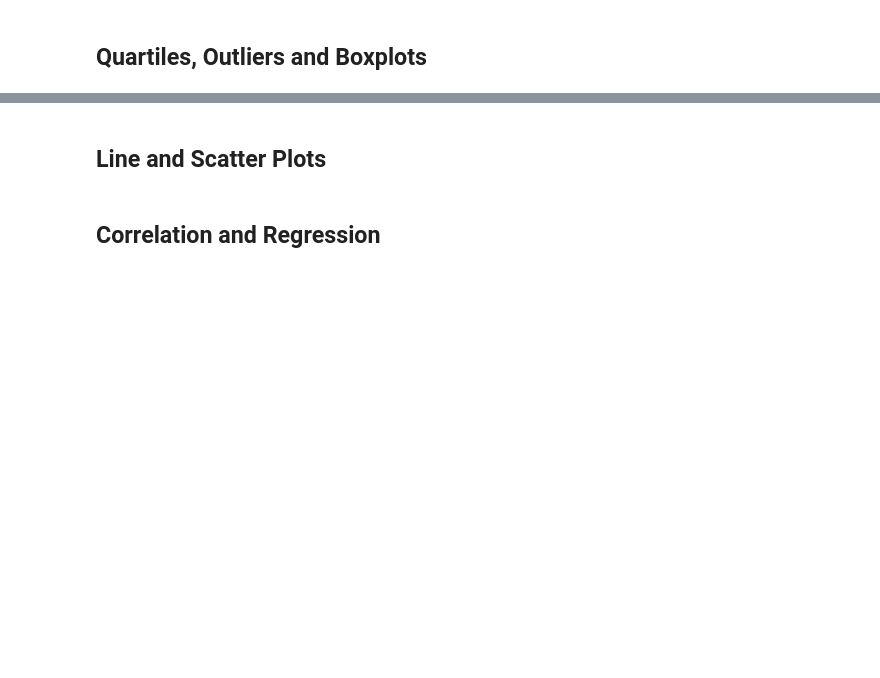
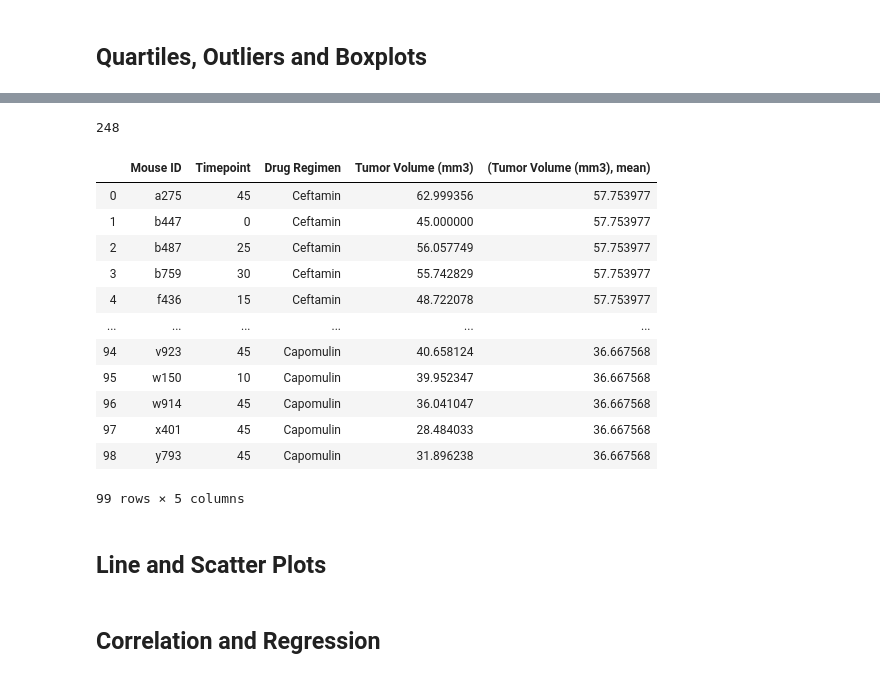
Before and after one commit to gshreve01/Matplot-Challenge, a Jupyter notebook: Pymaceuticals/pymaceuticals.ipynb, the cells around one changed output, grey strips where cells are left out. Drawn from its saved outputs; the diff is of its cells as text; code cells hidden in the pictures; blank space fills up the shorter version.

Commit message:
Got to the final 4 tumor stats

```diff
--- a/Pymaceuticals/pymaceuticals.ipynb
+++ b/Pymaceuticals/pymaceuticals.ipynb
@@ -433,0 +499,26 @@ ax.legend(patches, labels, loc="lower right", ncol=3, mode="expand")
+# %%
+# Calculate the final tumor volume of each mouse across four of the most promising treatment regimens. Calculate the IQR and quantitatively determine if there are any potential outliers.
+
+# Need to get the final tumor volume for the mouse
+# try to get the last timepoint for each mouse
+groupby_mouse = clean_mouse_study_df.groupby(clean_mouse_study_df.index)
+max_mouse_timepoint = pd.DataFrame(groupby_mouse["Timepoint"].max())
+
+# For the mouse and timepoint get all of the associated records
+# can't easily merge on multiple values using index, switch dataframe indexes
+max_mouse_timepoint.reset_index(inplace=True)
+clean_mouse_study2 = clean_mouse_study_df.reset_index()
+
+# use the merge function to only get the last timepoint for any given mouse
+final_tumor_volume_df = pd.merge(max_mouse_timepoint, clean_mouse_study_df,  how='inner', left_on=['Mouse ID', 'Timepoint'], right_on = ['Mouse ID', 'Timepoint'])[["Mouse ID", "Timepoint", "Drug Regimen", "Tumor Volume (mm3)"]]
+print(final_tumor_volume_df.head(10))
+
+# get the statistics from a describe
+final_tumor_stats = final_tumor_volume_df.groupby("Drug Regimen").describe()
+print(final_tumor_stats.head(10))
+
+# use a tuple to retreive the mean and sort taking the first 4
+# assuming those are the most promising
+tumor_size_mean_df = pd.DataFrame(final_tumor_stats[('Tumor Volume (mm3)',  'mean')])
+four_most_promising_regimens = tumor_size_mean_df.sort_values(('Tumor Volume (mm3)',  'mean'), ascending=True).head(4).reset_index()
+four_most_promising_regimens
@@ -434,3 +549,24 @@ ax.legend(patches, labels, loc="lower right", ncol=3, mode="expand")
+# %%
+# Pull out only the records for the top four
+# this is an easier merge
+print(final_tumor_volume_df.count()[0])
+top_4_final_tumor_volue_df = pd.merge(final_tumor_volume_df, four_most_promising_regimens,  how='inner', on='Drug Regimen')
+top_4_final_tumor_volue_df
+# %% [output]
+248
+|  | Mouse ID | Timepoint | Drug Regimen | Tumor Volume (mm3) | (Tumor Volume (mm3), mean) |
+| 0 | a275 | 45 | Ceftamin | 62.999356 | 57.753977 |
+| 1 | b447 | 0 | Ceftamin | 45.000000 | 57.753977 |
+| 2 | b487 | 25 | Ceftamin | 56.057749 | 57.753977 |
+| 3 | b759 | 30 | Ceftamin | 55.742829 | 57.753977 |
+| 4 | f436 | 15 | Ceftamin | 48.722078 | 57.753977 |
+| ... | ... | ... | ... | ... | ... |
+| 94 | v923 | 45 | Capomulin | 40.658124 | 36.667568 |
+| 95 | w150 | 10 | Capomulin | 39.952347 | 36.667568 |
+| 96 | w914 | 45 | Capomulin | 36.041047 | 36.667568 |
+| 97 | x401 | 45 | Capomulin | 28.484033 | 36.667568 |
+| 98 | y793 | 45 | Capomulin | 31.896238 | 36.667568 |
+99 rows × 5 columns
 # %%
 # Generate a box plot of the final tumor volume of each mouse across four regimens of interest
 # %% [markdown]
```
Also changed, not shown: parts of 9 cells of this notebook.
